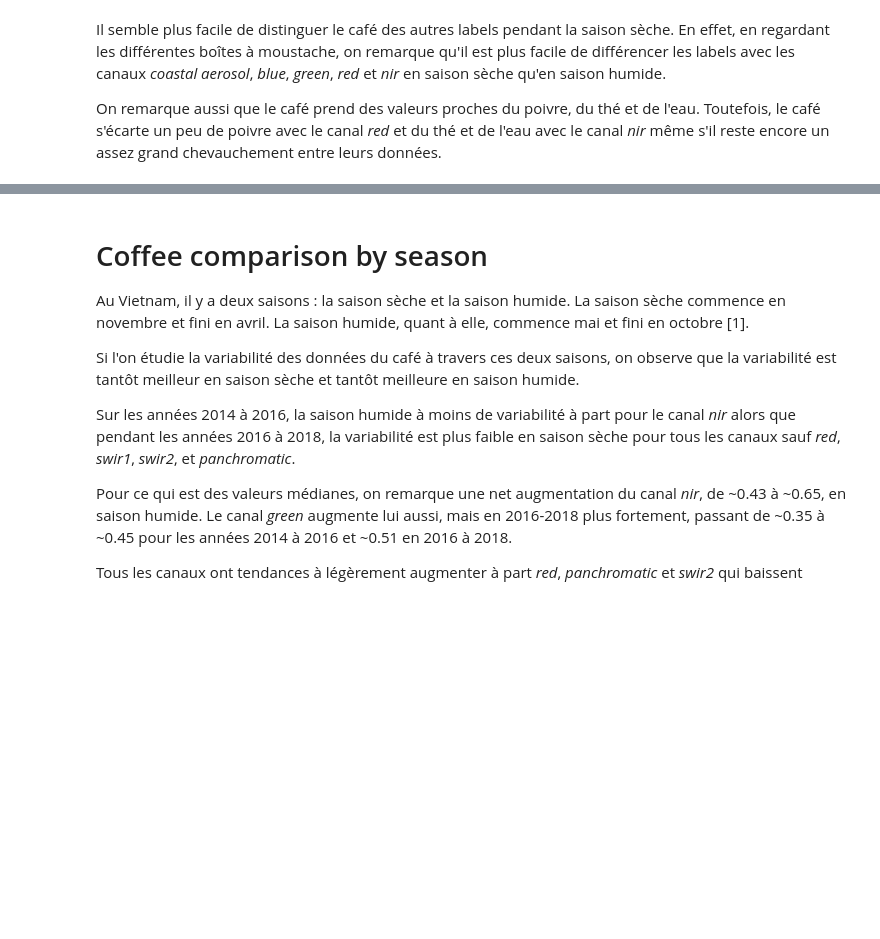
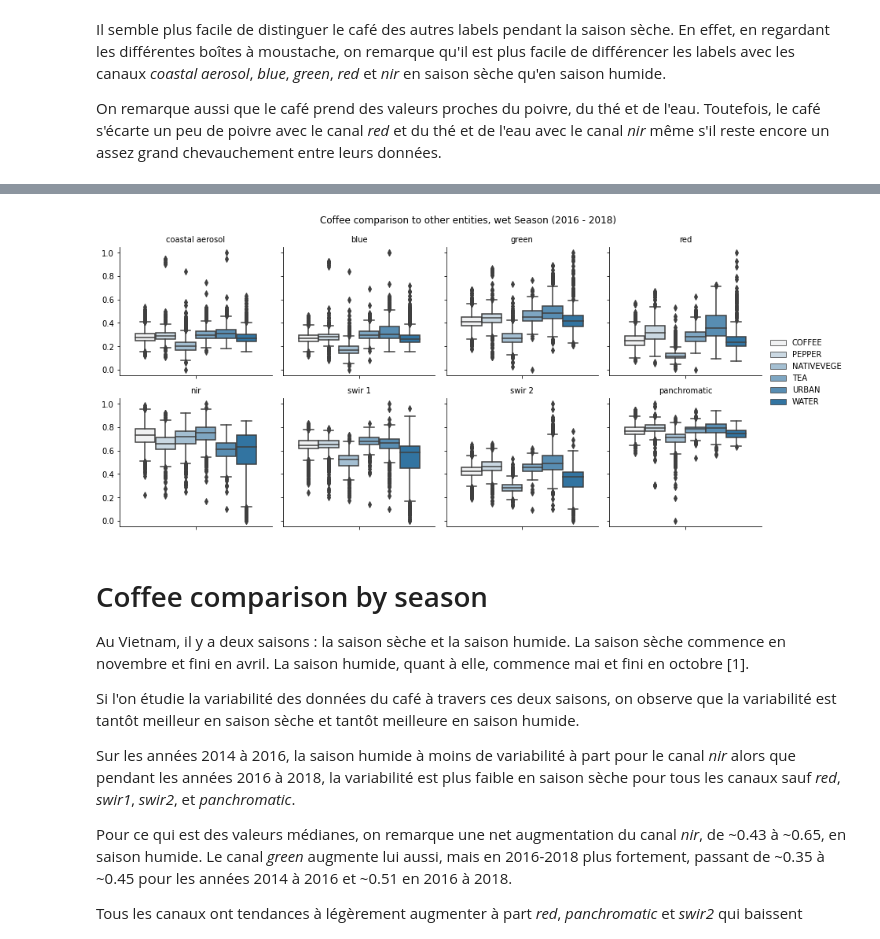
Before and after one commit to SimWalther/vietnam_coffee_detection, a Jupyter notebook: bandsVariability.ipynb, the cells around one changed output, grey strips where cells are left out. Drawn from its saved outputs; the diff is of its cells as text; code cells hidden in the pictures; blank space fills up the shorter version.

```diff
--- a/bandsVariability.ipynb
+++ b/bandsVariability.ipynb
@@ -195,3 +310,7 @@ coffee_comparison_to_other_entities('./Vietnam_2016-2018_wet_season/merged.tif')
+# %%
+statistics(['./Vietnam_2016-2018_wet_season/merged.tif'], labels, group_names, [LABELS_COORDINATES], 'Coffee comparison to other entities, wet Season (2016 - 2018)')
+# %% [output]
+[figure, added]
 # %% [markdown]
 # Coffee comparison by season
 Au Vietnam, il y a deux saisons : la saison sèche et la saison humide. La saison sèche commence en novembre et fini en avril. La saison humide, quant à elle, commence mai et fini en octobre [1].
```
Also changed, not shown: parts of 48 cells of this notebook, 4 other files.
